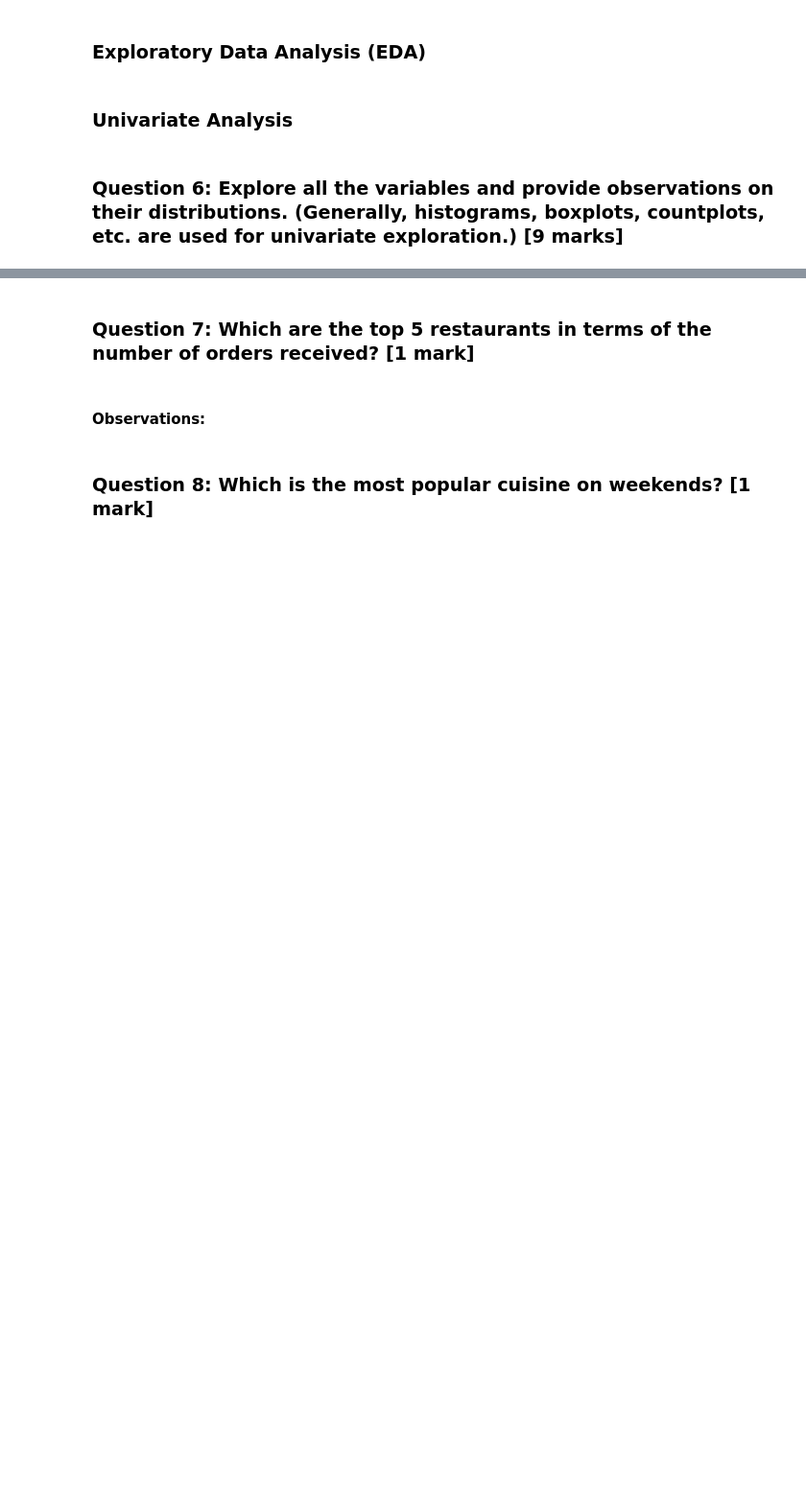
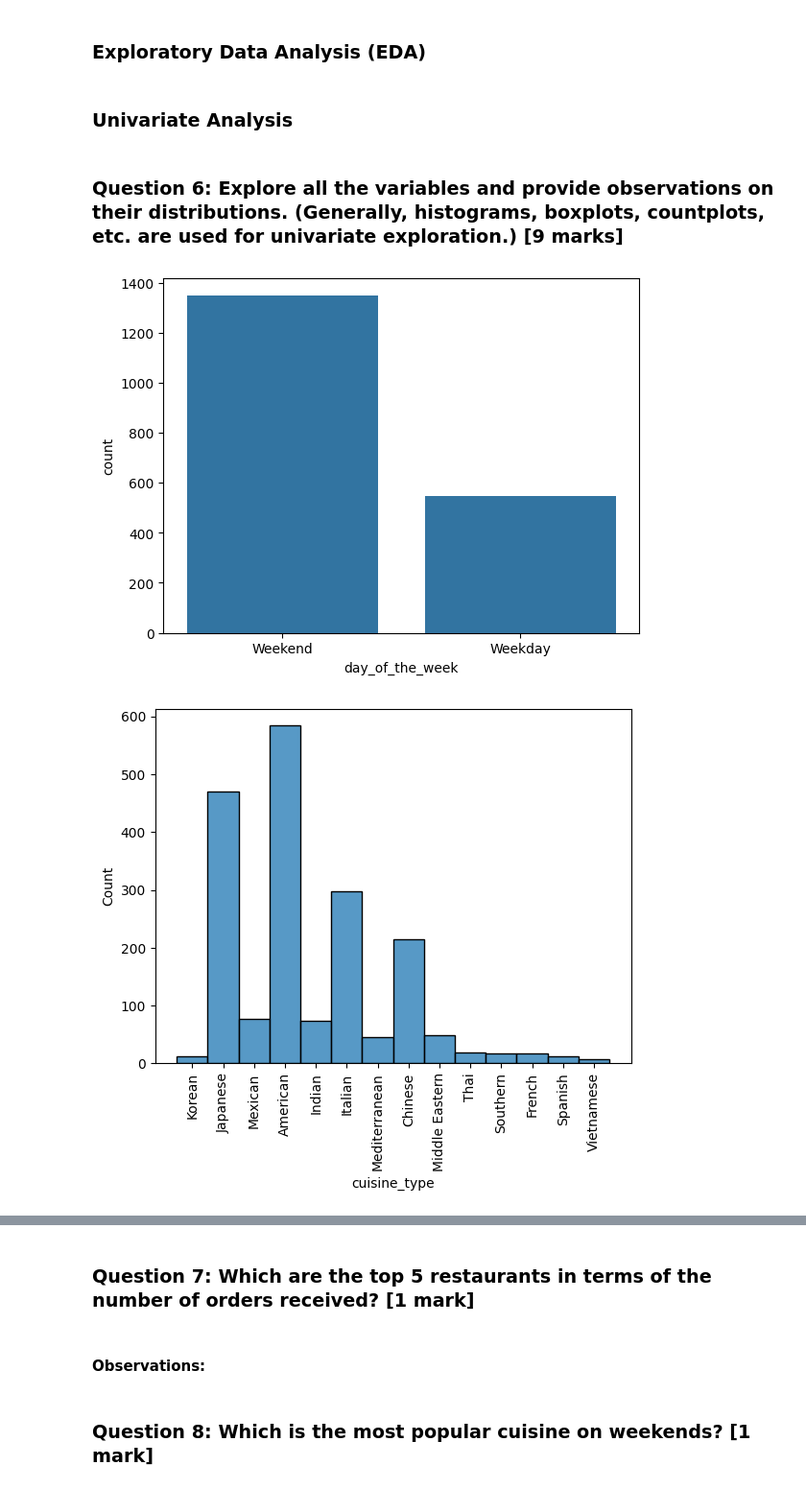
Before and after one commit to braju78/pythonFundamentals, a Jupyter notebook: Week5 PROJECT - Food hub Case Study/Learner_Notebook_Full_Code.ipynb, the cells around one changed output, grey strips where cells are left out. Shown at 96% size. Saved outputs shown, nothing was run; the diff lists cells and outputs as text; code cells hidden in the pictures; blank space fills up the shorter version.

```diff
--- a/Week5 PROJECT - Food hub Case Study/Learner_Notebook_Full_Code.ipynb
+++ b/Week5 PROJECT - Food hub Case Study/Learner_Notebook_Full_Code.ipynb
@@ -144,0 +166,25 @@ dtype: int64
+# %%
+# Write the code here
+
+sns.countplot(data=df, x='day_of_the_week')
+plt.show()
+sns.histplot(data=df, x='cuisine_type' )
+plt.xticks(rotation=90)
+plt.show()
+sns.histplot(data=df, x='cost_of_the_order', hue='day_of_the_week',kde=True)
+plt.show()
+sns.histplot(data=df, x='food_preparation_time',kde=True)
+plt.show()
+sns.histplot(data=df, x='delivery_time', hue='day_of_the_week')
+plt.show()
+sns.histplot(data=df, x='rating')
+plt.show()
+sns.boxplot(data=df, x='cost_of_the_order')
+plt.show()
+sns.boxplot(data=df, x='food_preparation_time')
+plt.show()
+sns.boxplot(data=df, x='delivery_time')
+plt.show()
+# %% [output]
+[figure, added]
+[figure, added]
```
Also changed, not shown: parts of 9 cells of this notebook.
